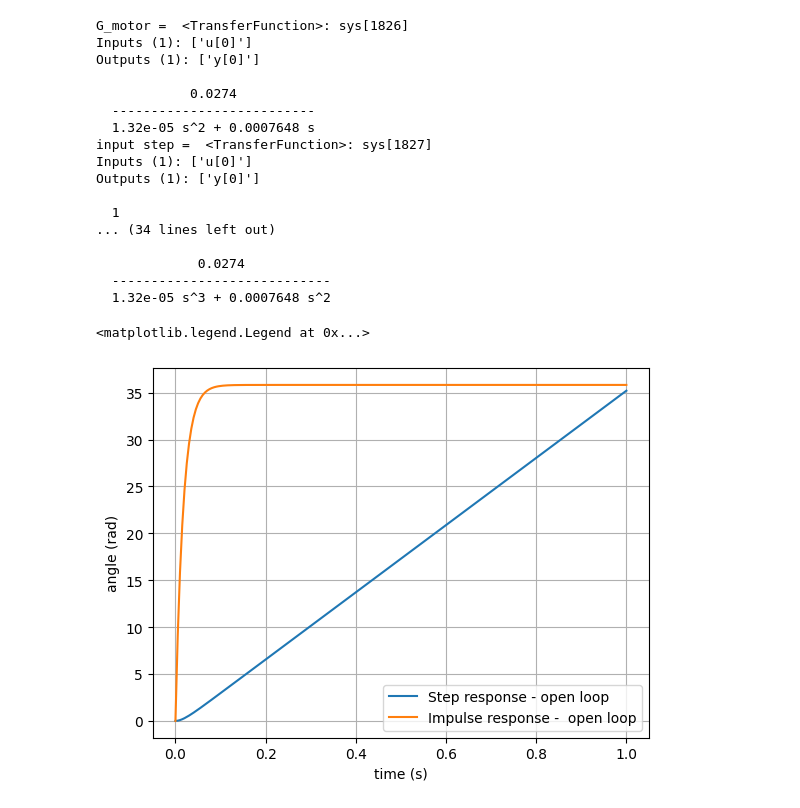
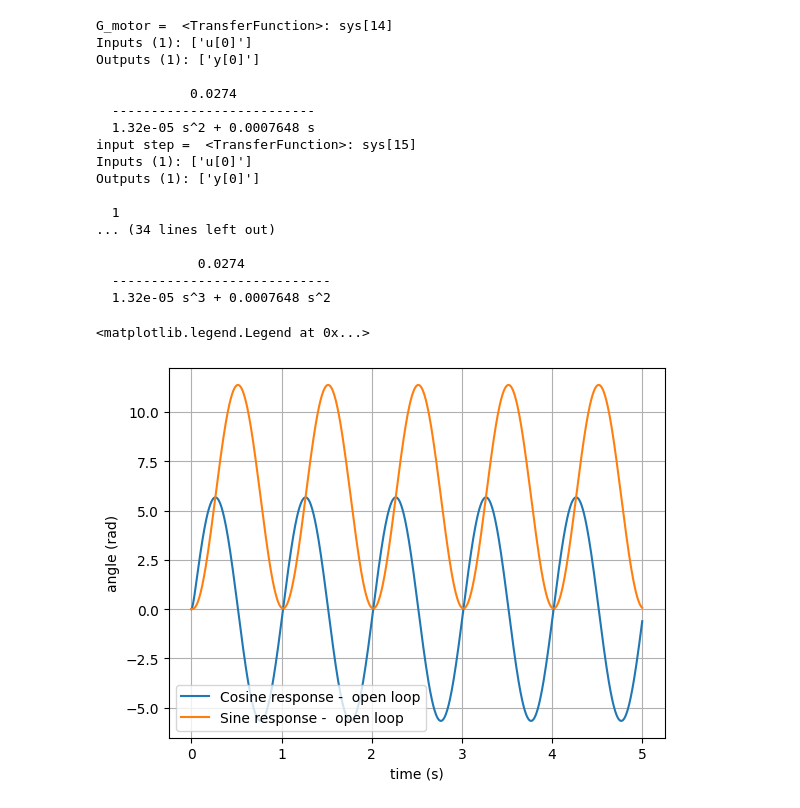
Before and after one commit to TijnAltenaAO/python-modeling, a Jupyter notebook: controlsystemsmodeling.ipynb, the cells around one changed output. Cells and saved outputs as stored; diff of their text form; code cells hidden in the pictures.

```diff
--- a/controlsystemsmodeling.ipynb
+++ b/controlsystemsmodeling.ipynb
@@ -99,44 +122,56 @@ Y_step = G_motor * step
 pulse = tf([1],[1])
 Y_pulse = G_motor * step
 
+f = 1 # frequency
+a =  2*np.pi*f # angular frequency
+cos = tf([1,0],[1,0,a**2])
+Y_cosine = G_motor * cos
+sine = tf([a],[1,0,a**2])
+Y_sine = G_motor * sine
+
 # show actual equations
 print('G_motor = ', G_motor)
 print('input step = ', step)
 print('motor transfer function = ', G_motor)
 print('output Y = ', Y_step)
 print('input pulse = ', pulse)
 print('motor transfer function = ', G_motor)
 print('output Y = ', Y_pulse)
 
 #open loop response = the system's output behavior without any feedback, measured after a step change in the systems input (= at the controller's output )
 t,y = step_response(G_motor,T=1,T_num=200, X0=0)     #X0 can be set as initial condition
 t2,yc = impulse_response(G_motor,T=1,T_num=200)
-plt.plot(t,y, label='Step response - open loop')
-plt.plot(t2,yc, label='Impulse response -  open loop')
+t4,yc3 = impulse_response(Y_cosine, T=5, T_num=1000)
+t3,yc2 = impulse_response(Y_sine, T=5, T_num=1000)
+
+plt.plot(t4,yc3, label='Cosine response -  open loop')
+plt.plot(t3,yc2, label='Sine response -  open loop')
+# plt.plot(t,y, label='Step response - open loop')
+# plt.plot(t2,yc, label='Impulse response -  open loop')
 plt.grid()
 plt.xlabel('time (s)')
 plt.ylabel('angle (rad)')
 plt.legend()
 # %% [output]
-G_motor =  <TransferFunction>: sys[1826]
+G_motor =  <TransferFunction>: sys[14]
 Inputs (1): ['u[0]']
 Outputs (1): ['y[0]']
 
             0.0274
   --------------------------
   1.32e-05 s^2 + 0.0007648 s
-input step =  <TransferFunction>: sys[1827]
+input step =  <TransferFunction>: sys[15]
 Inputs (1): ['u[0]']
 Outputs (1): ['y[0]']
 
   1
 ... (34 lines left out)
 
              0.0274
   ----------------------------
   1.32e-05 s^3 + 0.0007648 s^2
 <matplotlib.legend.Legend at 0x...>
-[figure, old version]
+[figure, new version]
 # %%
 import array
 import control
```
Also changed, not shown: parts of 3 cells of this notebook.
